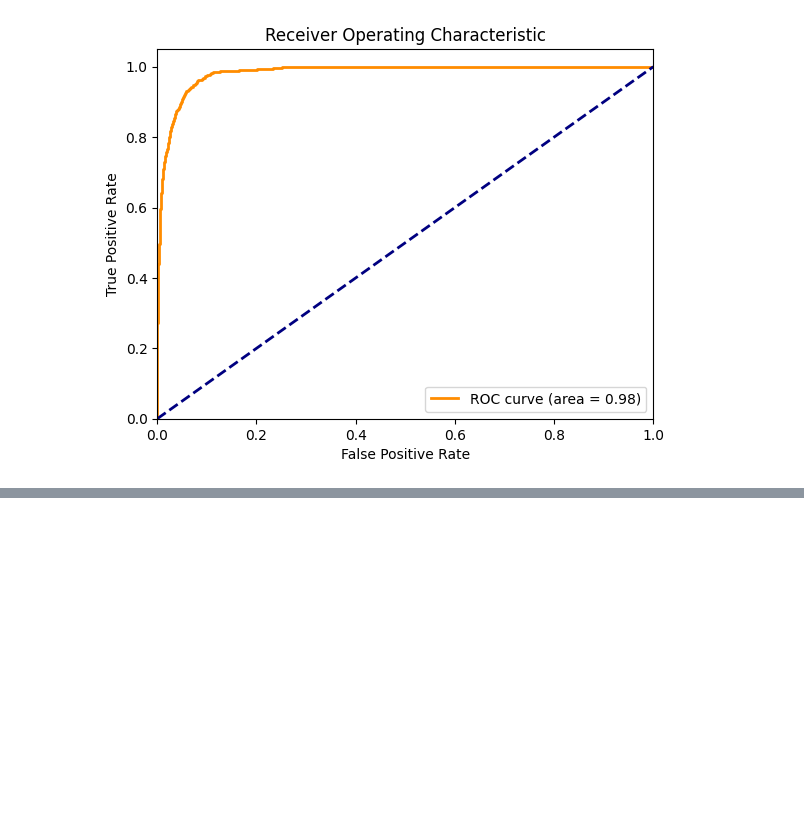
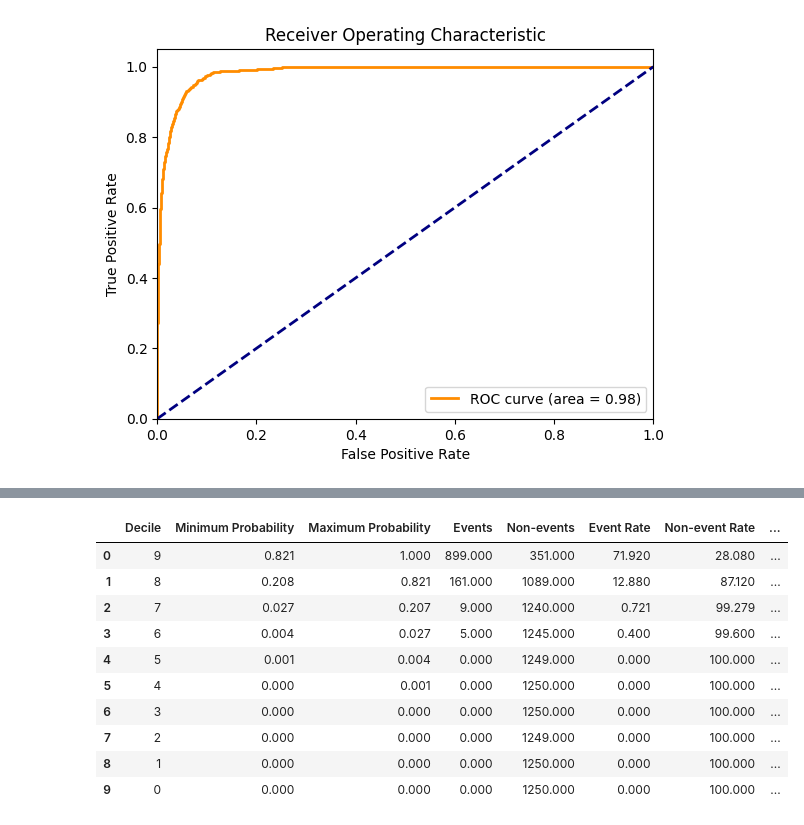
Before and after one commit to data-detectiv/credit-risk-modelling-classification, a Jupyter notebook: credit_risk_modelling.ipynb, the cells around one changed output, grey strips where cells are left out. Cells and saved outputs as stored; diff of their text form; code cells hidden in the pictures; blank space fills up the shorter version.

```diff
--- a/credit_risk_modelling.ipynb
+++ b/credit_risk_modelling.ipynb
@@ -1226,0 +1242,3 @@ plt.show()
+# %%
+df_eval['Decile'] = pd.qcut(df_eval['Default Probability'], 10, labels=False, duplicates='drop')
+df_eval.head(3)
@@ -1226,0 +1250,10 @@ plt.show()
+# %%
+df_grouped = df_eval.groupby('Decile').apply(lambda x: pd.Series({
+    'Minimum Probability': x['Default Probability'].min(),
+    'Maximum Probability': x['Default Probability'].max(),
+    'Events': x['Default Truth'].sum(),
+    'Non-events': x['Default Truth'].count() - x['Default Truth'].sum(),
+}))
+
+df_grouped.reset_index(inplace=True)
+df_grouped
@@ -1226,0 +1272,4 @@ plt.show()
+# %%
+df_grouped['Event Rate'] = df_grouped['Events'] * 100 / (df_grouped['Events'] + df_grouped['Non-events'])
+df_grouped['Non-event Rate'] = df_grouped['Non-events'] * 100 / (df_grouped['Events'] + df_grouped['Non-events'])
+df_grouped
@@ -1226,0 +1288,3 @@ plt.show()
+# %%
+df_grouped = df_grouped.sort_values(by='Decile', ascending=False).reset_index(drop=True)
+df_grouped
@@ -1226,0 +1303,16 @@ plt.show()
+# %%
+df_grouped['Cum Events'] =  df_grouped['Events'].cumsum()
+df_grouped['Cum Non-events'] =  df_grouped['Non-events'].cumsum()
+df_grouped
+# %% [output]
+|  | Decile | Minimum Probability | Maximum Probability | Events | Non-events | Event Rate | Non-event Rate | ... |
+| 0 | 9 | 0.821 | 1.000 | 899.000 | 351.000 | 71.920 | 28.080 | ... |
+| 1 | 8 | 0.208 | 0.821 | 161.000 | 1089.000 | 12.880 | 87.120 | ... |
+| 2 | 7 | 0.027 | 0.207 | 9.000 | 1240.000 | 0.721 | 99.279 | ... |
+| 3 | 6 | 0.004 | 0.027 | 5.000 | 1245.000 | 0.400 | 99.600 | ... |
+| 4 | 5 | 0.001 | 0.004 | 0.000 | 1249.000 | 0.000 | 100.000 | ... |
+| 5 | 4 | 0.000 | 0.001 | 0.000 | 1250.000 | 0.000 | 100.000 | ... |
+| 6 | 3 | 0.000 | 0.000 | 0.000 | 1250.000 | 0.000 | 100.000 | ... |
+| 7 | 2 | 0.000 | 0.000 | 0.000 | 1249.000 | 0.000 | 100.000 | ... |
+| 8 | 1 | 0.000 | 0.000 | 0.000 | 1250.000 | 0.000 | 100.000 | ... |
+| 9 | 0 | 0.000 | 0.000 | 0.000 | 1250.000 | 0.000 | 100.000 | ... |
```
Also changed, not shown: parts of 20 cells of this notebook.
